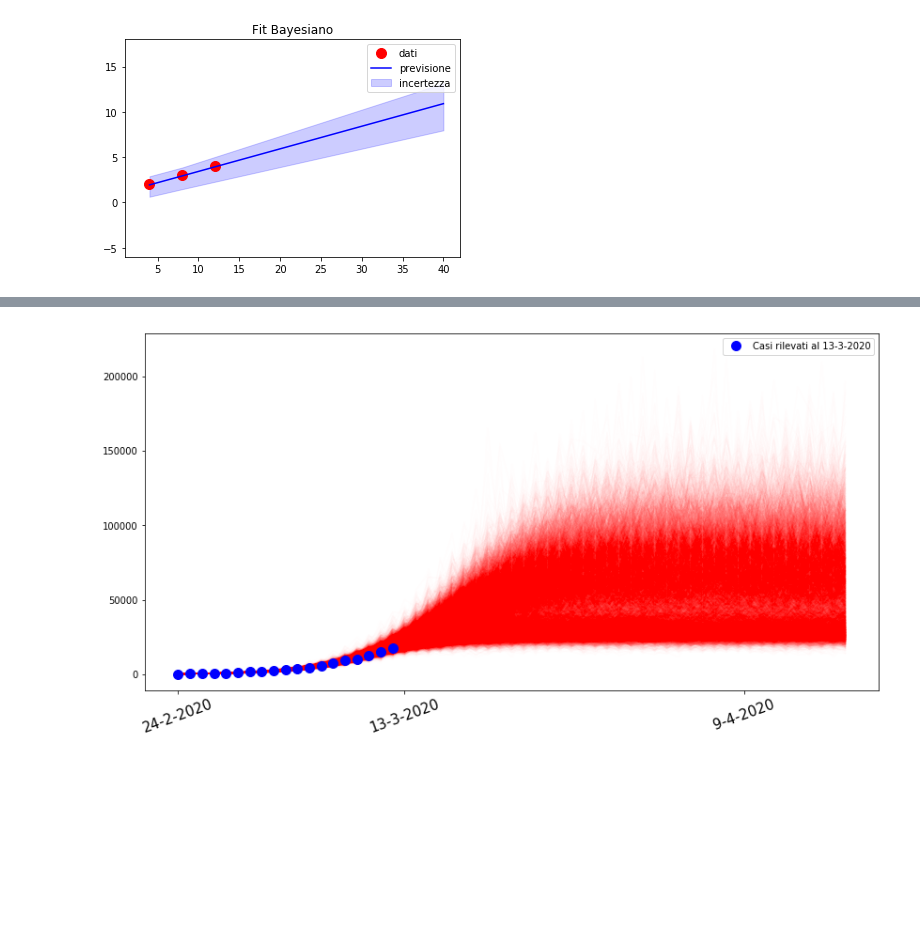
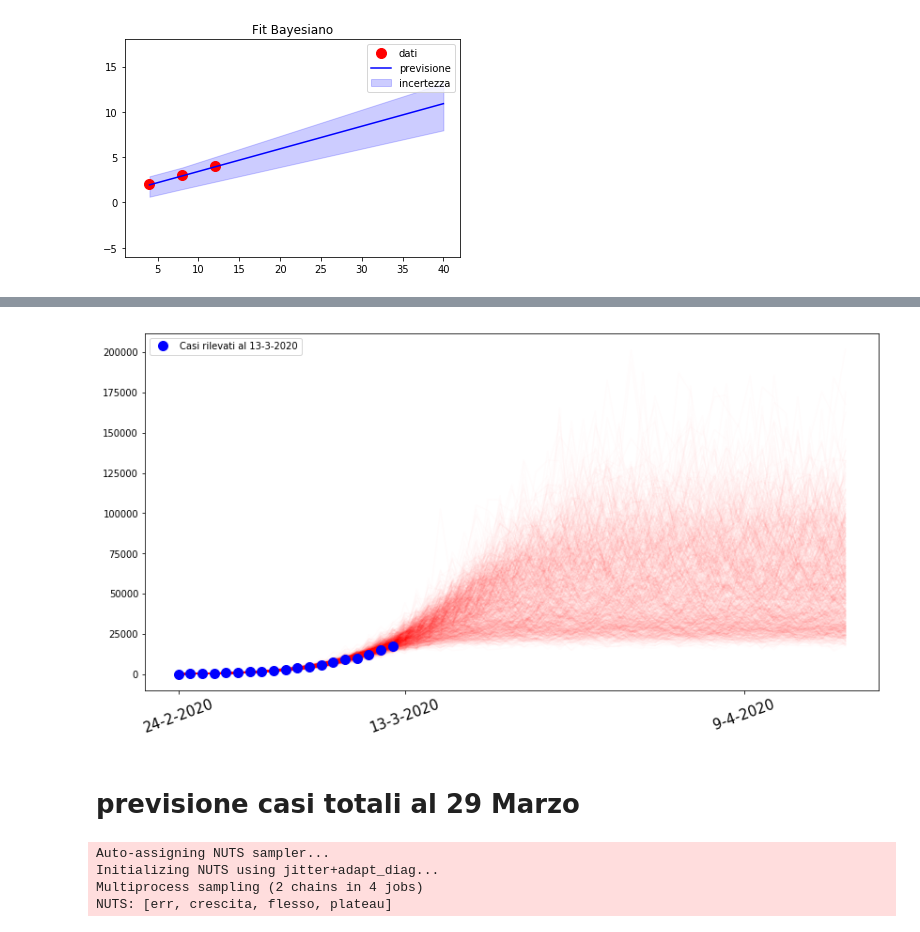
Before and after one commit to vlavorini/covid-19, a Jupyter notebook: bayesian.ipynb, the cells around one changed output, grey strips where cells are left out. Cells and saved outputs as stored; diff of their text form; code cells hidden in the pictures; blank space fills up the shorter version.

```diff
--- a/bayesian.ipynb
+++ b/bayesian.ipynb
@@ -136,23 +135,26 @@ plt.show()
 x_extension = 3
 x_new = np.arange(x_extension*len(df))
 x_shared.set_value(x_new)
-post_pred = pm.sample_posterior_predictive(trace, model=model,samples=10000)
+post_pred = pm.sample_posterior_predictive(trace, model=model,samples=1000)
 # %%
 plt.figure(figsize=(14,7))
-plt.plot(post_pred['L_italia'].T, color='r', alpha=.007)
+#plt.plot(x_new[len(df):], post_pred['L_italia'].T[len(df):], color='r', alpha=.01)
+plt.plot(post_pred['L_italia'].T, color='r', alpha=.01)
 
 data_rilev =  str(df.index[-1].day) + "-" + str(df.index[-1].month) + "-" + str(df.index[-1].year)
 plt.plot(x,y, 'o', color='b', markersize=10, label = f"Casi rilevati al {data_rilev}")
 
 data_rilev =  str(df.index[-1].day) + "-" + str(df.index[-1].month) + "-" + str(df.index[-1].year)
 terzo_tick = df.index[-1] + 1.5*(df.index[-1]-df.index[0])
 terzo_tick2print = str(terzo_tick.day) + "-" + str(terzo_tick.month) + "-" + str(terzo_tick.year)
 dates2plot = [str(df.index[0].day) + "-" + str(df.index[0].month) + "-" + str(df.index[0].year),
               data_rilev,
               terzo_tick2print
              ]
 plt.xticks(ticks=[0, len(df), 2.5*len(df)], labels=dates2plot,rotation=20, size = 15)
 plt.legend()
 plt.show()
 # %% [output]
-[figure, old version]
+[figure, new version]
+# %% [markdown]
+# previsione casi totali al 29 Marzo
@@ -158,0 +169,31 @@ plt.show()
+# %%
+x = np.arange(len(df))
+x_shared = shared(x)
+
+y = df['totale_casi'].values
+
+# creiamo il modello aiutandoci con PyMC3
+with pm.Model() as model:
+
+    # Distribuzioni 'a priori'
+    plateau = pm.Normal("plateau", mu=90000, sigma=20000)
+
+    flesso = pm.Normal("flesso", mu=23, sigma=5)
+
+    crescita = pm.Normal("crescita", mu=0.19, sigma=0.1)
+
+    # formula descrivente il modello
+    sigmoid = plateau / (1 + np.exp(-(x_shared-flesso)*crescita))
+
+    eps = pm.HalfNormal("err")
+
+    # Likelihood: quanto le condizioni a priori soddisfano il modello, considerando i dati
+    pm.Lognormal("L_italia", np.log(sigmoid), eps, observed=y)
+
+    # modellazione con MCMC
+    trace = pm.sample(tune=20000, target_accept=0.99, chains=2)
+# %% [output]
+Auto-assigning NUTS sampler...
+Initializing NUTS using jitter+adapt_diag...
+Multiprocess sampling (2 chains in 4 jobs)
+NUTS: [err, crescita, flesso, plateau]
```
Also changed, not shown: parts of 11 cells of this notebook, 1 other file.
